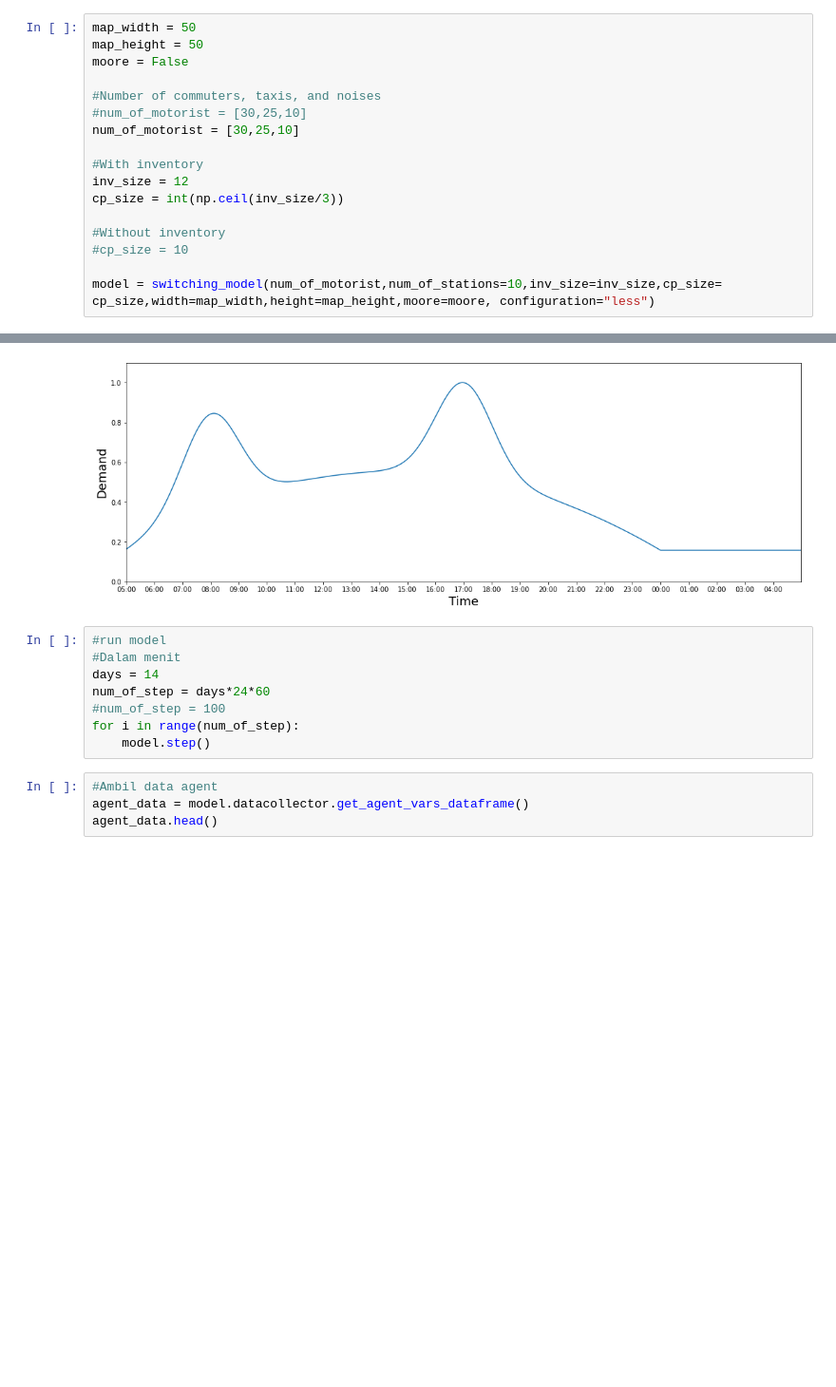
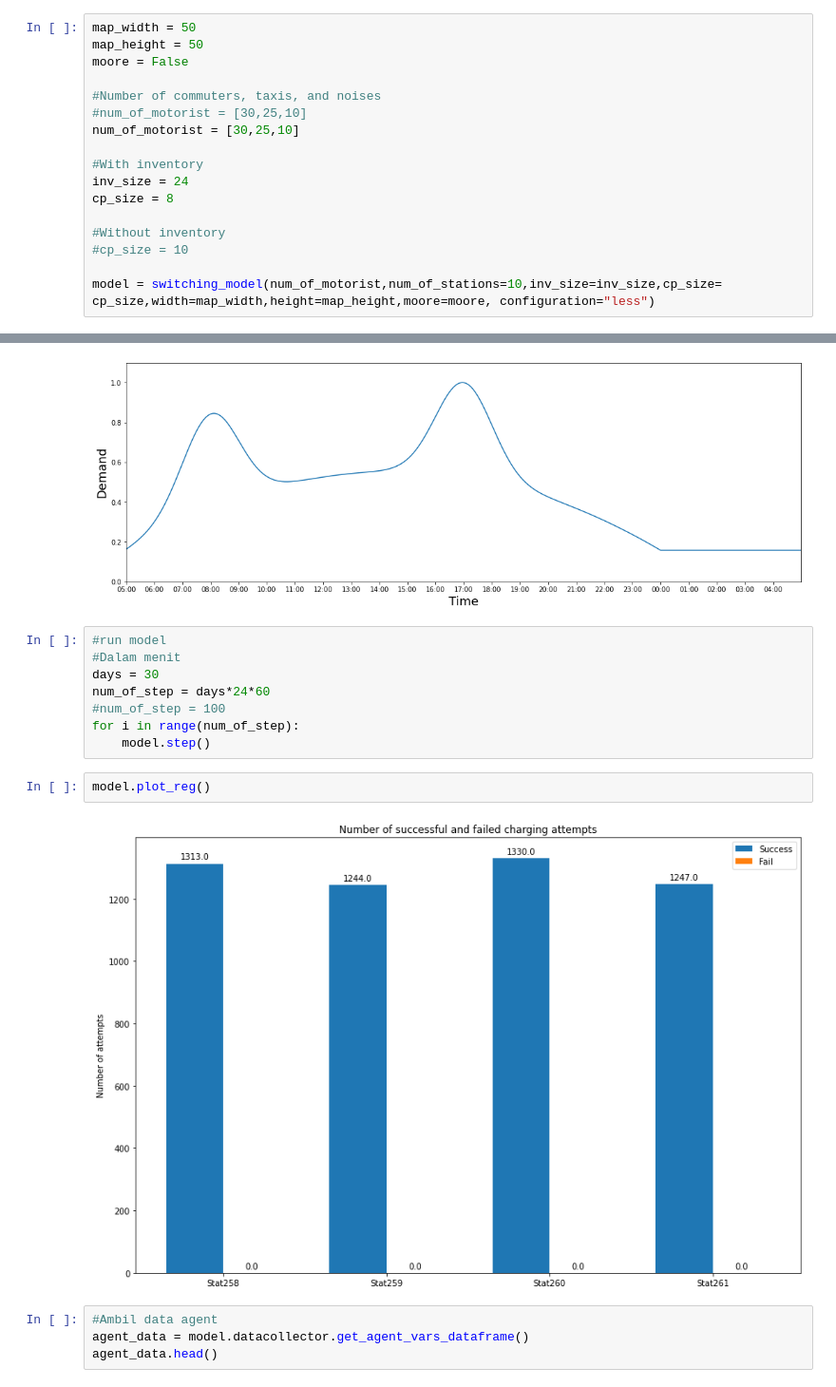
Before and after one commit to lakubis/LionIsACat, a Jupyter notebook: Felix_Learn/run_model_first_paper.ipynb, the cells around one changed output, grey strips where cells are left out. Shown at 95% size. Saved outputs shown, nothing was run; the diff lists cells and outputs as text; blank space fills up the shorter version.

Commit message:
Counting successes in model

```diff
--- a/Felix_Learn/run_model_first_paper.ipynb
+++ b/Felix_Learn/run_model_first_paper.ipynb
@@ -16,8 +16,8 @@ moore = False
 num_of_motorist = [30,25,10]
 
 #With inventory
-inv_size = 12
-cp_size = int(np.ceil(inv_size/3))
+inv_size = 24
+cp_size = 8
 
 #Without inventory
 #cp_size = 10
@@ -32,11 +36,15 @@ model.draw_prob_des()
 # %%
 #run model
 #Dalam menit
-days = 14
+days = 30
 num_of_step = days*24*60
 #num_of_step = 100
 for i in range(num_of_step):
     model.step()
+# %%
+model.plot_reg()
+# %% [output]
+[figure, added]
 # %%
 #Ambil data agent
 agent_data = model.datacollector.get_agent_vars_dataframe()
```
Also changed, not shown: parts of 1 cell of this notebook, 1 other file.
